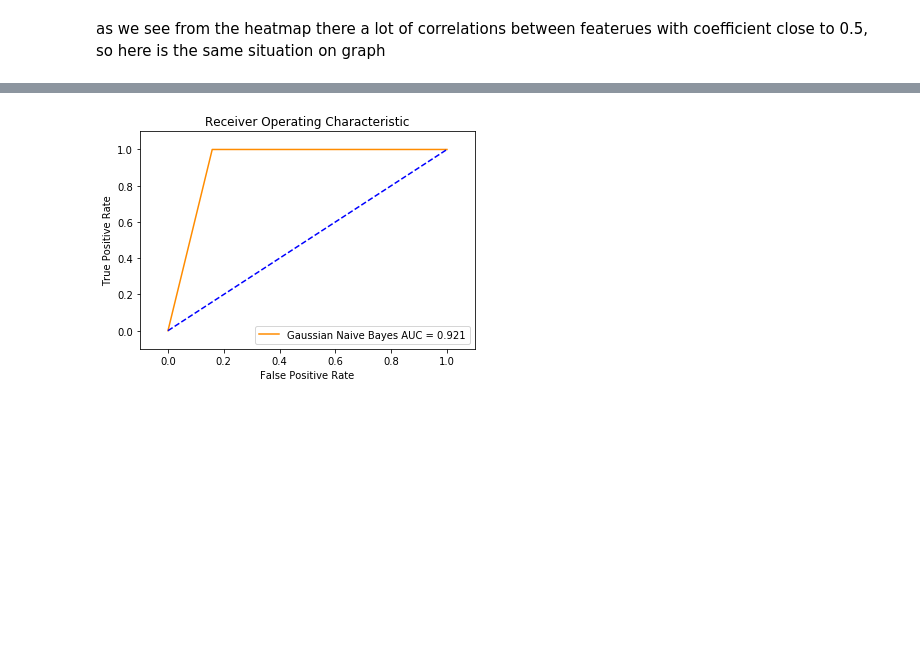
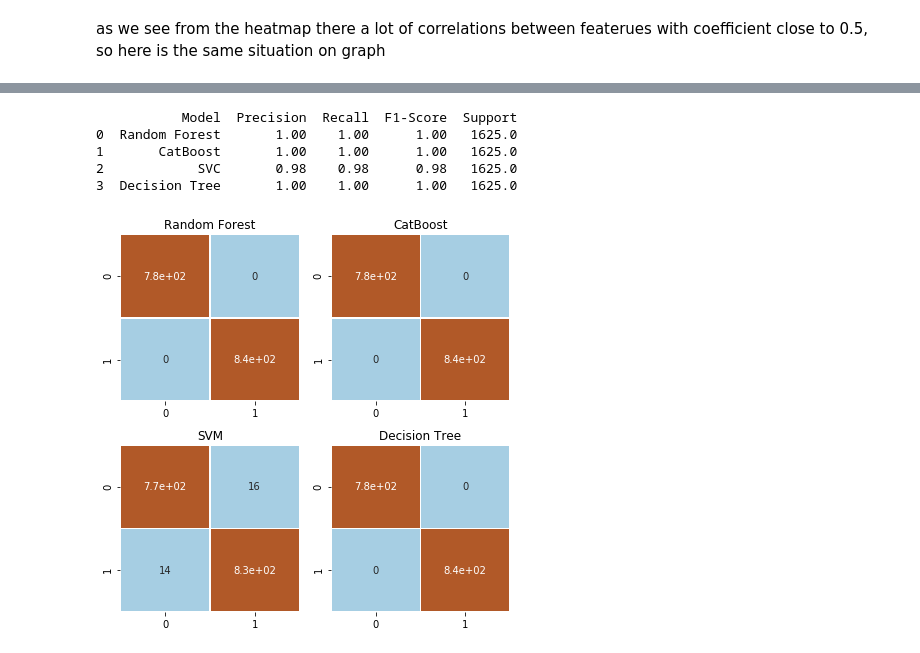
Before and after one commit to standal0n3max/mushrooms, a Jupyter notebook: analysis-and-classification-of-mushrooms.ipynb, the cells around one changed output, grey strips where cells are left out. Saved outputs shown, nothing was run; the diff lists cells and outputs as text; code cells hidden in the pictures; blank space fills up the shorter version.

Commit message:
Kaggle Notebook | Analysis and Classification of mushrooms | Version 8

```diff
--- a/analysis-and-classification-of-mushrooms.ipynb
+++ b/analysis-and-classification-of-mushrooms.ipynb
@@ -313,3 +380,8 @@ For the mushroom classification dataset, I chose to use decision tree classifier
+# %%
+X = df_encoded[selected_features]
+Y = df_encoded['class']
+
+X_train, X_test, Y_train, Y_test = train_test_split(X, Y, test_size=0.2, random_state=42)
 # %% [markdown]
 1. Random Forest:
 * Ensemble method based on decision trees.
@@ -619,16 +688,0 @@ plt.show()
-# %%
-def roc_curve_acc(Y_test, Y_pred,method):
-    false_positive_rate, true_positive_rate, thresholds = roc_curve(Y_test, Y_pred)
-    roc_auc = auc(false_positive_rate, true_positive_rate)
-    plt.title('Receiver Operating Characteristic')
-    plt.plot(false_positive_rate, true_positive_rate, color='darkorange',label='%s AUC = %0.3f'%(method, roc_auc))
-    plt.legend(loc='lower right')
-    plt.plot([0,1],[0,1],'b--')
-    plt.ylim([-0.1, 1.1])
-    plt.xlim([-0.1, 1.1])
-    plt.ylabel('True Positive Rate')
-    plt.xlabel('False Positive Rate')
-
-roc_curve_acc(Y_test, y_pred_GNB, "Gaussian Naive Bayes")
-# %% [output]
-[figure, removed]
@@ -634,0 +711,59 @@ roc_curve_acc(Y_test, y_pred_GNB, "Gaussian Naive Bayes")
+# %%
+# Создаем пустой датафрейм для хранения данных отчетов
+report_df = pd.DataFrame(columns=['Model', 'Precision', 'Recall', 'F1-Score', 'Support'])
+
+# Создаем функцию для добавления отчета в датафрейм
+def add_report_to_df(model_name, y_true, y_pred, df):
+    report_str = classification_report(y_true, y_pred)
+    lines = report_str.split('\n')
+    model_data = lines[-2].split()
+    df = df.append({'Model': model_name,
+                    'Precision': float(model_data[3]),
+                    'Recall': float(model_data[4]),
+                    'F1-Score': float(model_data[5]),
+                    'Support': float(model_data[6])}, ignore_index=True)
+    return df
+
+# Добавляем данные для каждой модели
+report_df = add_report_to_df('Random Forest', Y_test, Y_test_pred_rf, report_df)
+report_df = add_report_to_df('CatBoost', Y_test, Y_test_pred_cat, report_df)
+report_df = add_report_to_df('SVC', Y_test, Y_test_pred_svc, report_df)
+report_df = add_report_to_df('Decision Tree', Y_test, Y_test_pred_dt, report_df)
+
+# Выводим полученный датафрейм
+print(report_df)
+# %% [output]
+           Model  Precision  Recall  F1-Score  Support
+0  Random Forest       1.00    1.00      1.00   1625.0
+1       CatBoost       1.00    1.00      1.00   1625.0
+2            SVC       0.98    0.98      0.98   1625.0
+3  Decision Tree       1.00    1.00      1.00   1625.0
+# %%
+# Создание фигуры с сеткой 2x2 для визуализации матриц ошибок
+fig, axes = plt.subplots(2, 2, figsize=(6, 6))
+
+# Матрица ошибок для модели случайного леса
+cm = confusion_matrix(Y_test, Y_test_pred_rf)
+sns.heatmap(cm, annot=True, cmap="Paired", linewidths=.5, cbar=None, ax=axes[0, 0])
+axes[0, 0].set_title('Random Forest')
+
+# Матрица ошибок для модели CatBoost
+cm = confusion_matrix(Y_test, Y_test_pred_cat)
+sns.heatmap(cm, annot=True, cmap="Paired", linewidths=.5, cbar=None, ax=axes[0, 1])
+axes[0, 1].set_title('CatBoost')
+
+# Матрица ошибок для модели SVM
+cm = confusion_matrix(Y_test, Y_test_pred_svc)
+sns.heatmap(cm, annot=True, cmap="Paired", linewidths=.5, cbar=None, ax=axes[1, 0])
+axes[1, 0].set_title('SVM')
+
+# Матрица ошибок для модели решающего дерева
+cm = confusion_matrix(Y_test, Y_test_pred_dt)
+sns.heatmap(cm, annot=True, cmap="Paired", linewidths=.5, cbar=None, ax=axes[1, 1])
+axes[1, 1].set_title('Decision Tree')
+
+# Размещение осей
+plt.tight_layout()
+plt.show()
+# %% [output]
+[figure, added]
```
Also changed, not shown: parts of 46 cells of this notebook.
